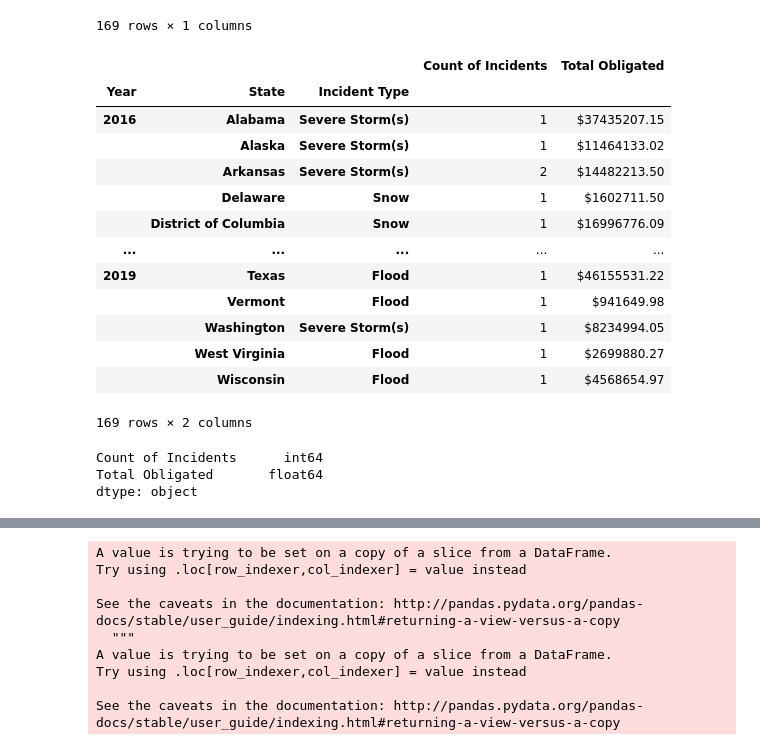
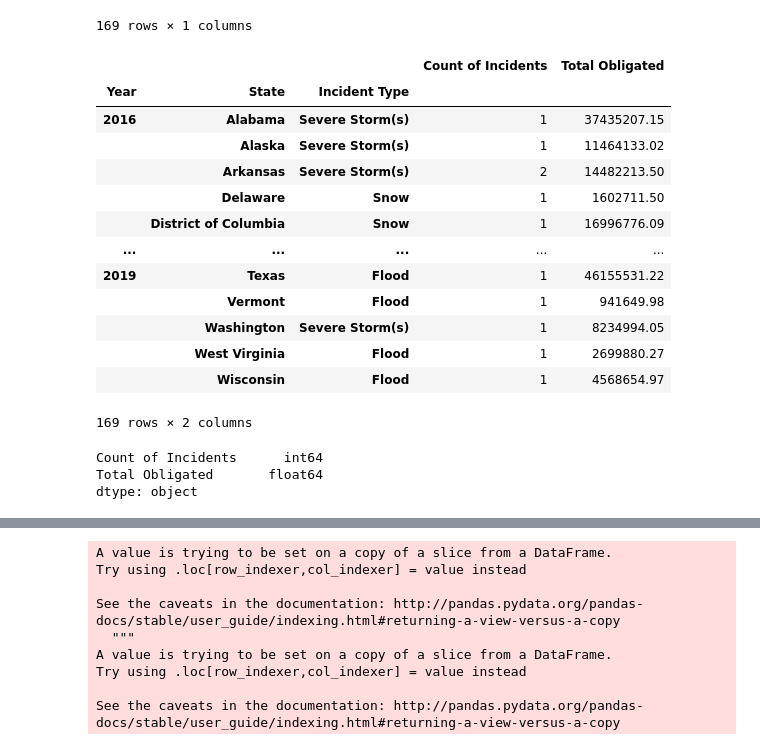
Before and after one commit to ryanwinn33/project2, a Jupyter notebook: Cleaning_PAS.ipynb, the cells around one changed output, grey strips where cells are left out. Drawn from its saved outputs; the diff is of its cells as text; code cells hidden in the pictures.

Commit message:
fixing objects to floats

```diff
--- a/Cleaning_PAS.ipynb
+++ b/Cleaning_PAS.ipynb
@@ -171,32 +171,28 @@ totalObligated
 # %%
 #Merge total obligated table aand disaster count table broken down by year
 mergeYear = pd.concat([countDisaster, totalObligated], axis=1, sort=False)
-
-#Format column with currency
-mergeYear["Total Obligated"] = mergeYear["Total Obligated"].map("${:.2f}".format)
 mergeYear
 # %% [output]
 |  |  |  | Count of Incidents | Total Obligated |
 | Year | State | Incident Type |  |  |
-| 2016 | Alabama | Severe Storm(s) | 1 | $37435207.15 |
-|  | Alaska | Severe Storm(s) | 1 | $11464133.02 |
-|  | Arkansas | Severe Storm(s) | 2 | $14482213.50 |
-|  | Delaware | Snow | 1 | $1602711.50 |
-|  | District of Columbia | Snow | 1 | $16996776.09 |
+| 2016 | Alabama | Severe Storm(s) | 1 | 37435207.15 |
+|  | Alaska | Severe Storm(s) | 1 | 11464133.02 |
+|  | Arkansas | Severe Storm(s) | 2 | 14482213.50 |
+|  | Delaware | Snow | 1 | 1602711.50 |
+|  | District of Columbia | Snow | 1 | 16996776.09 |
 | ... | ... | ... | ... | ... |
-| 2019 | Texas | Flood | 1 | $46155531.22 |
-|  | Vermont | Flood | 1 | $941649.98 |
-|  | Washington | Severe Storm(s) | 1 | $8234994.05 |
-|  | West Virginia | Flood | 1 | $2699880.27 |
-|  | Wisconsin | Flood | 1 | $4568654.97 |
+| 2019 | Texas | Flood | 1 | 46155531.22 |
+|  | Vermont | Flood | 1 | 941649.98 |
+|  | Washington | Severe Storm(s) | 1 | 8234994.05 |
+|  | West Virginia | Flood | 1 | 2699880.27 |
+|  | Wisconsin | Flood | 1 | 4568654.97 |
 169 rows × 2 columns
-# %%
-mergeYear["Total Obligated"] = pd.to_numeric(mergeYear["Total Obligated"], errors='coerce')
-mergeYear.dtypes
-# %% [output]
-Count of Incidents      int64
-Total Obligated       float64
-dtype: object
+# %%
+mergeYear.dtypes
+# %% [output]
+Count of Incidents      int64
+Total Obligated       float64
+dtype: object
 # %%
 #months incidents occured
 date = finalYears[['declarationDate',
```
Also changed, not shown: parts of 3 cells of this notebook, 2 other files.
